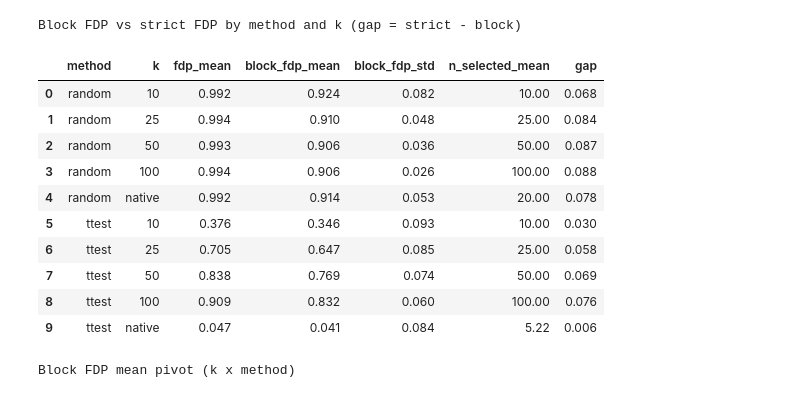
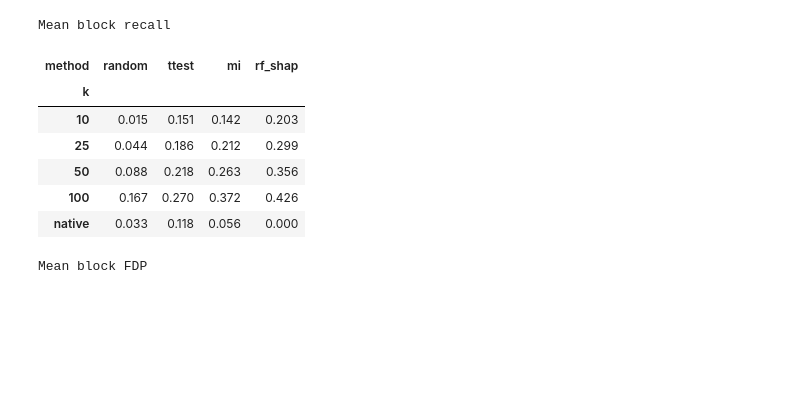
Before and after one commit to andreasjak/MSc26_Proteomics, a Jupyter notebook: notebooks/simluation_results.ipynb, the cells around one changed output. Saved outputs shown, nothing was run; the diff lists cells and outputs as text; code cells hidden in the pictures; blank space fills up the shorter version.

Commit message:
update results for enrichment and simulation comparison

```diff
--- a/notebooks/simluation_results.ipynb
+++ b/notebooks/simluation_results.ipynb
@@ -496,38 +379,51 @@ Block recall mean pivot (k x method)
 # %%
-if not HAS_BLOCK_FDP:
-    print("block_fdp not present in any loaded parquet — re-run scripts/05_run_simulation.py to populate.")
+if HAS_BLOCK_RECALL:
+    block_recall_summary = (
+        recall_df.groupby(["method", "k"], observed=False)
+        .agg(recall_mean=("recall", "mean"),
+             block_recall_mean=("block_recall", "mean"),
+             block_recall_std=("block_recall", "std"))
+        .assign(gap=lambda d: (d["block_recall_mean"] - d["recall_mean"]).round(3))
+        .reset_index().round(3)
+    )
+    display(
+        block_recall_summary
+        .pivot(index="k", columns="method", values="block_recall_mean")
+        .reindex(k_order)
+        .style.background_gradient(cmap="YlGnBu", vmin=0, vmax=1)
+        .format("{:.3f}")
+        .set_caption("Mean block recall")
+    )
 else:
-    block_fdp_summary_method_k = (
+    print("block_recall not present - re-run scripts/05_run_simulation.py to populate.")
+
+if HAS_BLOCK_FDP:
+    block_fdp_summary = (
         fdp_df.groupby(["method", "k"], observed=False)
-        .agg(
-            fdp_mean=("fdp", "mean"),
-            block_fdp_mean=("block_fdp", "mean"),
-            block_fdp_std=("block_fdp", "std"),
-            n_selected_mean=("n_selected", "mean"),
-        )
+        .agg(fdp_mean=("fdp", "mean"),
+             block_fdp_mean=("block_fdp", "mean"),
+             block_fdp_std=("block_fdp", "std"),
+             n_selected_mean=("n_selected", "mean"))
         .assign(gap=lambda d: (d["fdp_mean"] - d["block_fdp_mean"]).round(3))
-        .reset_index()
-        .round(3)
+        .reset_index().round(3)
     )
-    print("Block FDP vs strict FDP by method and k (gap = strict - block)")
-    display(block_fdp_summary_method_k)
-    print("Block FDP mean pivot (k x method)")
     display(
-        block_fdp_summary_method_k.pivot(
-            index="k", columns="method", values="block_fdp_mean"
-        )
+        block_fdp_summary
+        .pivot(index="k", columns="method", values="block_fdp_mean")
+        .reindex(k_order)
+        .style.background_gradient(cmap="YlOrRd", vmin=0, vmax=1)
+        .format("{:.3f}")
+        .set_caption("Mean block FDP")
     )
+else:
+    print("block_fdp not present - re-run scripts/05_run_simulation.py to populate.")
 # %% [output]
-Block FDP vs strict FDP by method and k (gap = strict - block)
+Mean block recall
-|  | method | k | fdp_mean | block_fdp_mean | block_fdp_std | n_selected_mean | gap |
-| 0 | random | 10 | 0.992 | 0.924 | 0.082 | 10.00 | 0.068 |
-| 1 | random | 25 | 0.994 | 0.910 | 0.048 | 25.00 | 0.084 |
-| 2 | random | 50 | 0.993 | 0.906 | 0.036 | 50.00 | 0.087 |
-| 3 | random | 100 | 0.994 | 0.906 | 0.026 | 100.00 | 0.088 |
-| 4 | random | native | 0.992 | 0.914 | 0.053 | 20.00 | 0.078 |
-| 5 | ttest | 10 | 0.376 | 0.346 | 0.093 | 10.00 | 0.030 |
-| 6 | ttest | 25 | 0.705 | 0.647 | 0.085 | 25.00 | 0.058 |
-| 7 | ttest | 50 | 0.838 | 0.769 | 0.074 | 50.00 | 0.069 |
-| 8 | ttest | 100 | 0.909 | 0.832 | 0.060 | 100.00 | 0.076 |
-| 9 | ttest | native | 0.047 | 0.041 | 0.084 | 5.22 | 0.006 |
+| method | random | ttest | mi | rf_shap |
+| k |  |  |  |  |
+| 10 | 0.015 | 0.151 | 0.142 | 0.203 |
+| 25 | 0.044 | 0.186 | 0.212 | 0.299 |
+| 50 | 0.088 | 0.218 | 0.263 | 0.356 |
+| 100 | 0.167 | 0.270 | 0.372 | 0.426 |
+| native | 0.033 | 0.118 | 0.056 | 0.000 |
-Block FDP mean pivot (k x method)
+Mean block FDP
```
Also changed, not shown: parts of 24 cells of this notebook, 1 other file.
